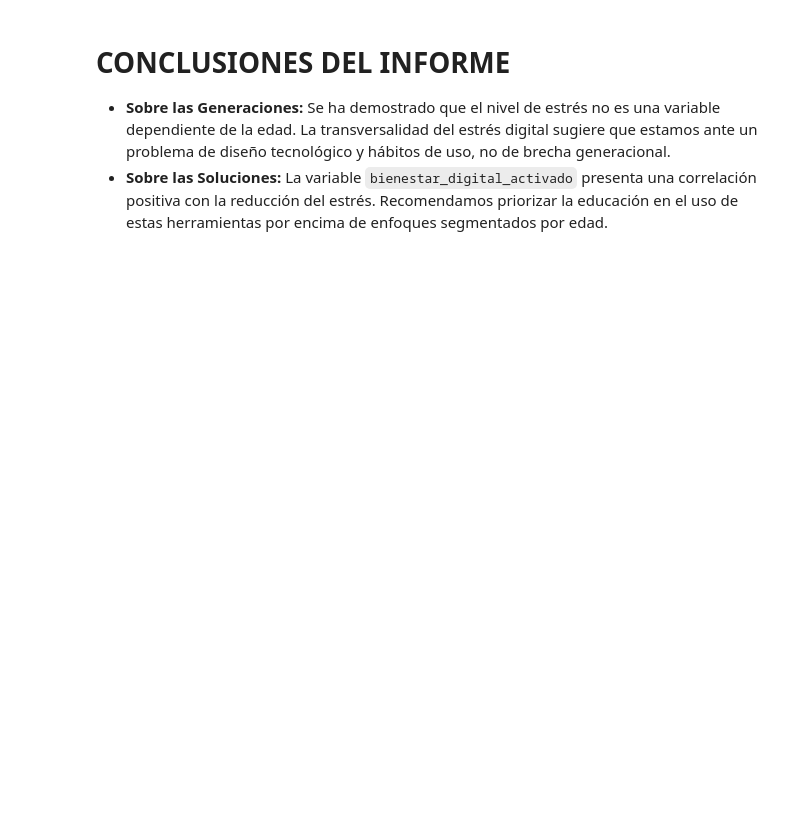
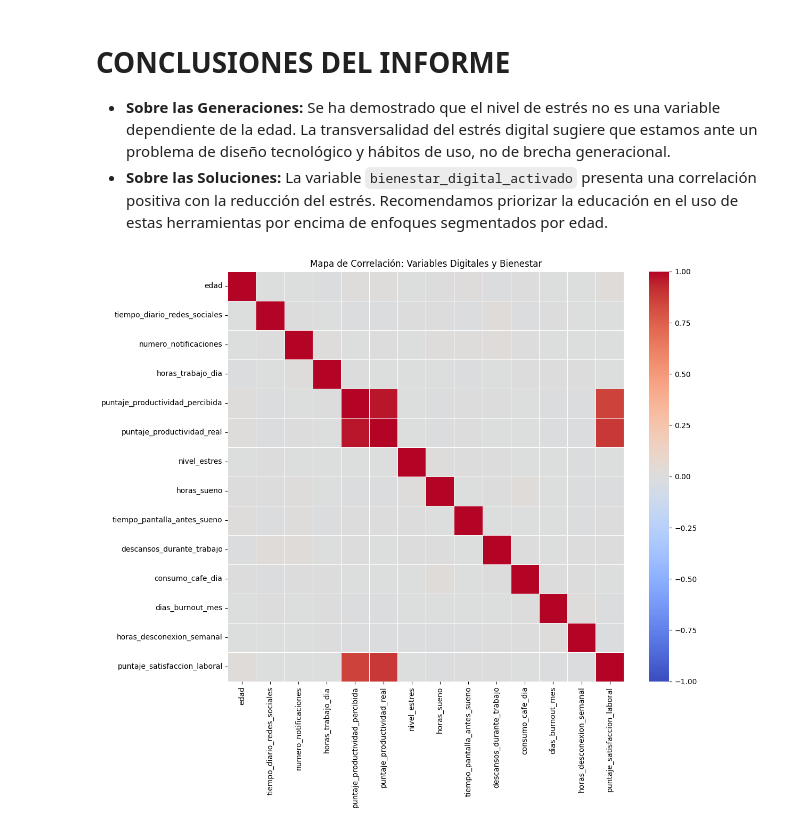
Before and after one commit to garrulero/EDA_Redes_sociales, a Jupyter notebook: memoria.ipynb, the cells around one changed output. Saved outputs shown, nothing was run; the diff lists cells and outputs as text; code cells hidden in the pictures; blank space fills up the shorter version.

```diff
--- a/memoria.ipynb
+++ b/memoria.ipynb
@@ -135,3 +195,24 @@ Passing `palette` without assigning `hue` is deprecated and will be removed in v
 # CONCLUSIONES DEL INFORME
 - **Sobre las Generaciones:** Se ha demostrado que el nivel de estrés no es una variable dependiente de la edad. La transversalidad del estrés digital sugiere que estamos ante un problema de diseño tecnológico y hábitos de uso, no de brecha generacional.
 - **Sobre las Soluciones:** La variable `bienestar_digital_activado` presenta una correlación positiva con la reducción del estrés. Recomendamos priorizar la educación en el uso de estas herramientas por encima de enfoques segmentados por edad.
+# %%
+import seaborn as sns
+import matplotlib.pyplot as plt
+
+# 1. Calculamos la matriz de correlación (solo con columnas numéricas)
+corr_matrix = smp_limpio.select_dtypes(include=[np.number]).corr()
+
+# 2. Creamos el mapa de calor con el rango definido (-1 a 1)
+plt.figure(figsize=(12, 10))
+sns.heatmap(corr_matrix,
+            annot=False,          # Ponemos False para que no se sature de números
+            cmap='coolwarm',      # 'coolwarm' es el estándar para rangos -1 a 1 (azul a rojo)
+            vmin=-1, vmax=1,      # Aquí fijamos los límites exactos
+            center=0,             # El centro (blanco) será el 0
+            linewidths=.5)
+
+plt.title('Mapa de Correlación: Variables Digitales y Bienestar')
+plt.savefig('heatmap_correlacion.png', dpi=300, bbox_inches='tight')
+plt.show()
+# %% [output]
+[figure, added]
```
Also changed, not shown: parts of 17 cells of this notebook, 9 other files.
